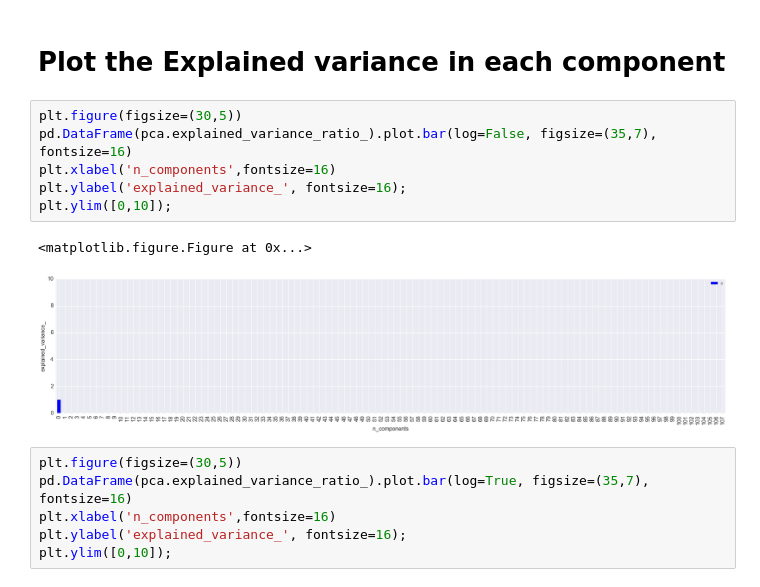
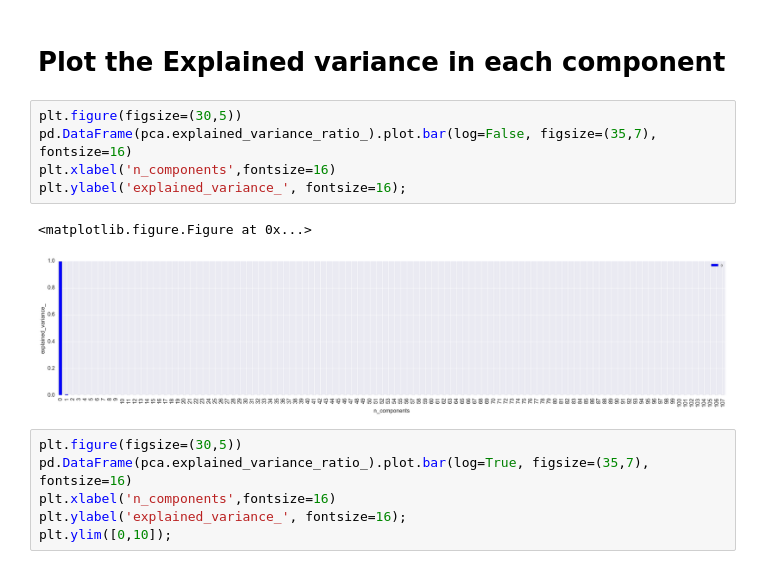
Before and after one commit to shirmeir/notebooks, a Jupyter notebook: predicting_income_from_census_income_data.ipynb, the cells around one changed output. Drawn from its saved outputs; the diff is of its cells as text.

```diff
--- a/predicting_income_from_census_income_data.ipynb
+++ b/predicting_income_from_census_income_data.ipynb
@@ -445,12 +445,11 @@ plt.legend()
 # %%
 plt.figure(figsize=(30,5))
 pd.DataFrame(pca.explained_variance_ratio_).plot.bar(log=False, figsize=(35,7), fontsize=16)
 plt.xlabel('n_components',fontsize=16)
 plt.ylabel('explained_variance_', fontsize=16);
-plt.ylim([0,10]);
 # %% [output]
 <matplotlib.figure.Figure at 0x...>
-[figure, old version]
+[figure, new version]
 # %%
 plt.figure(figsize=(30,5))
 pd.DataFrame(pca.explained_variance_ratio_).plot.bar(log=True, figsize=(35,7), fontsize=16)
```
